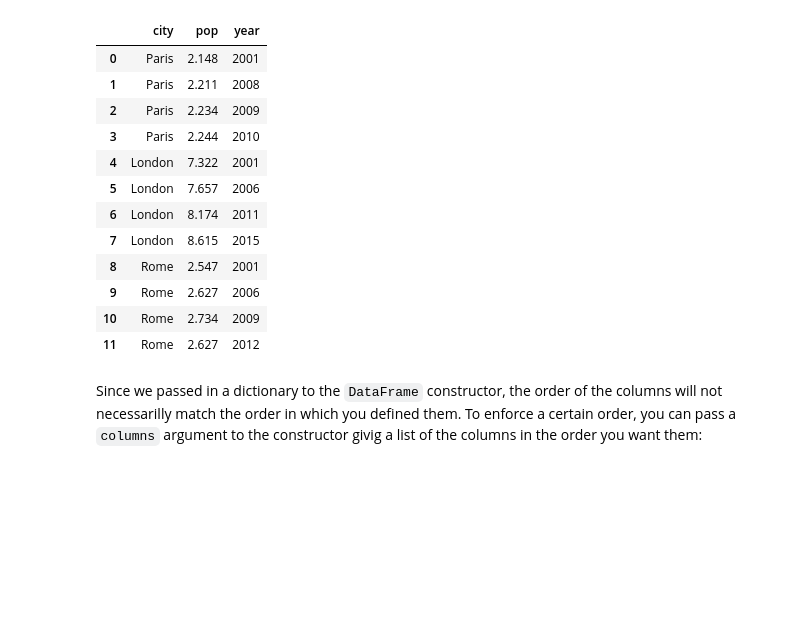
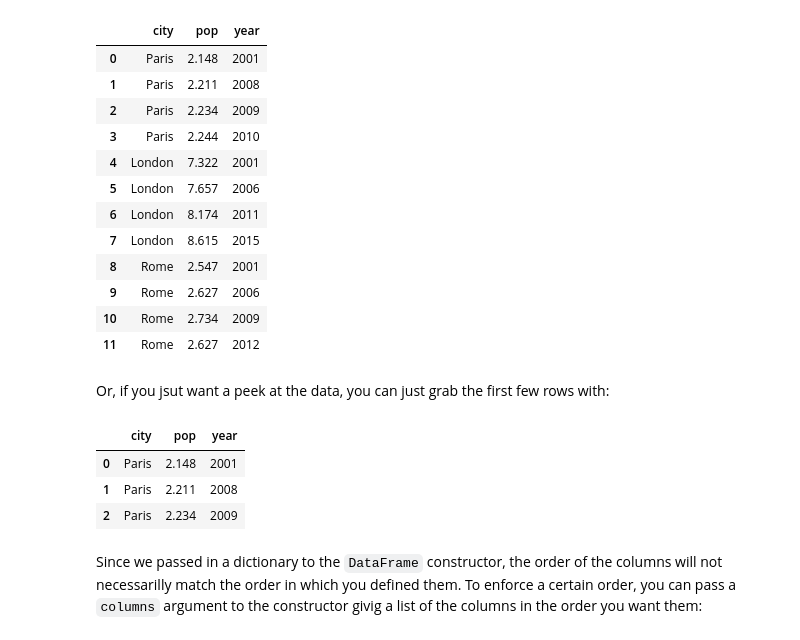
Before and after one commit to milliams/data_analysis_python, a Jupyter notebook: pandas.ipynb, the cells around one changed output. Saved outputs shown, nothing was run; the diff lists cells and outputs as text; code cells hidden in the pictures; blank space fills up the shorter version.

```diff
--- a/pandas.ipynb
+++ b/pandas.ipynb
@@ -158,6 +181,15 @@ df
 | 9 | Rome | 2.627 | 2006 |
 | 10 | Rome | 2.734 | 2009 |
 | 11 | Rome | 2.627 | 2012 |
+# %% [markdown]
+Or, if you jsut want a peek at the data, you can just grab the first few rows with:
+# %%
+df.head(3)
+# %% [output]
+|  | city | pop | year |
+| 0 | Paris | 2.148 | 2001 |
+| 1 | Paris | 2.211 | 2008 |
+| 2 | Paris | 2.234 | 2009 |
 # %% [markdown]
 Since we passed in a dictionary to the `DataFrame` constructor, the order of the columns will not necessarilly match the order in which you defined them. To enforce a certain order, you can pass a `columns` argument to the constructor givig a list of the columns in the order you want them:
 # %%
```
Also changed, not shown: parts of 15 cells of this notebook.
